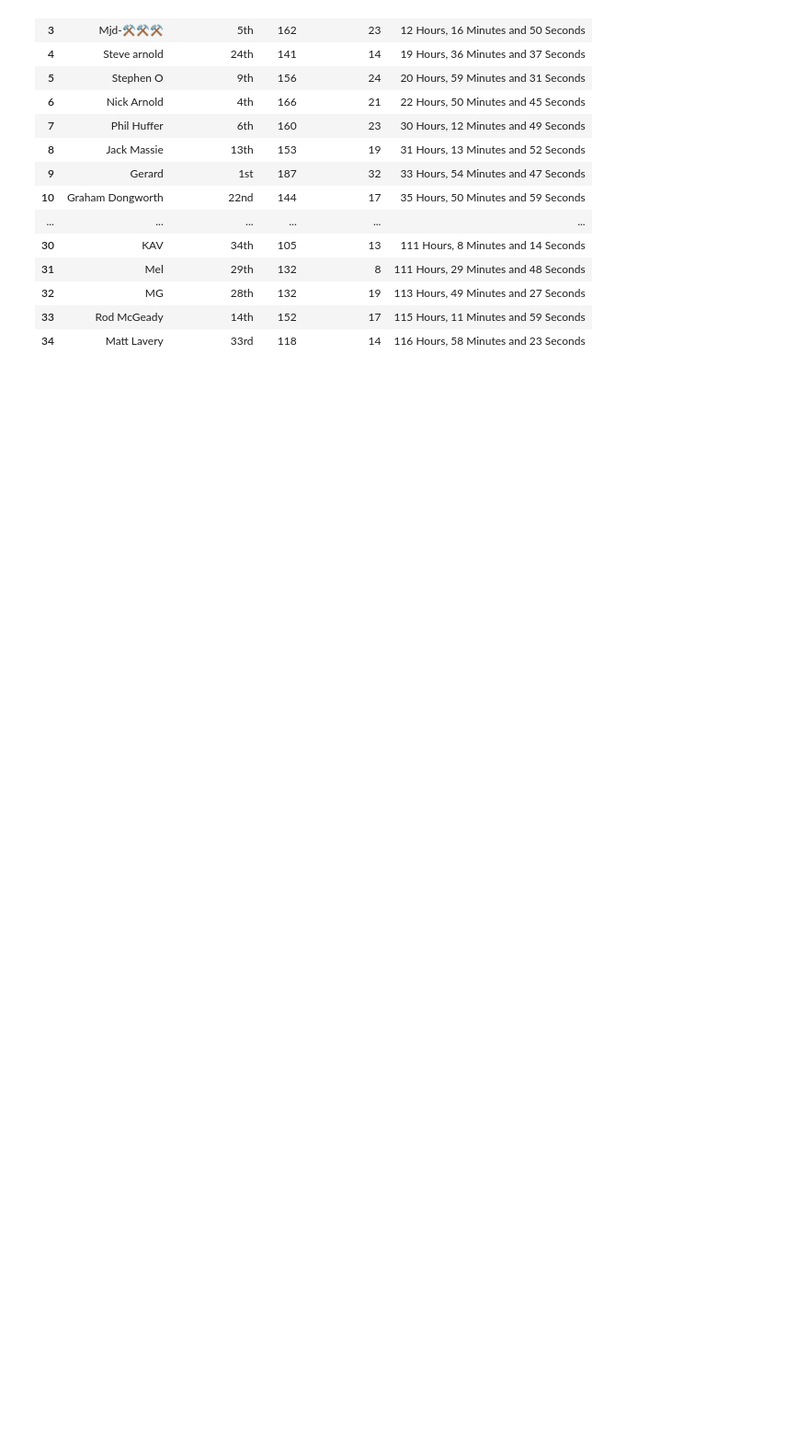
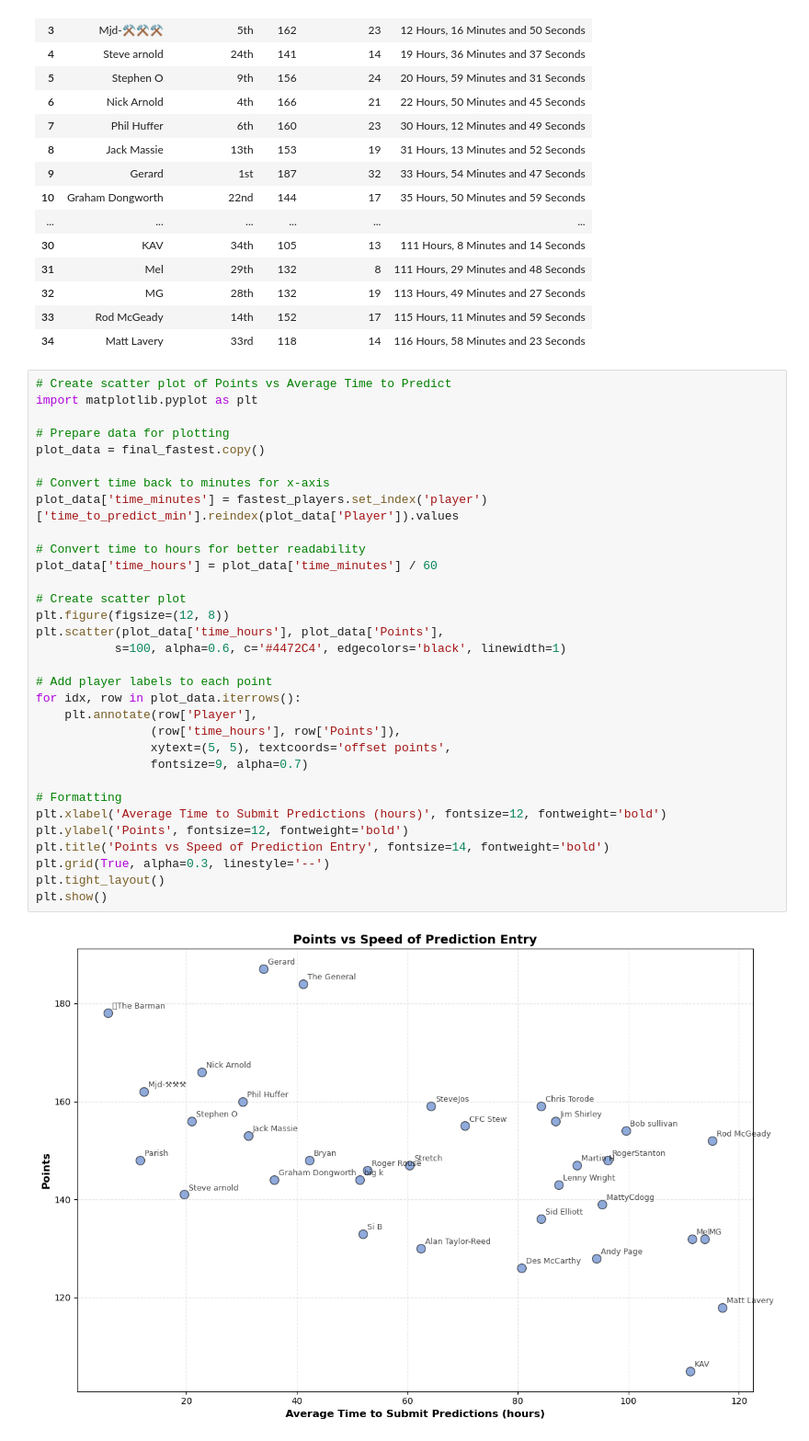
Before and after one commit to Gavin-Persad/predictions_data, a Jupyter notebook: Notebooks/speed_of_predictions.ipynb, the cells around one changed output. Shown at 92% size. Saved outputs shown, nothing was run; the diff lists cells and outputs as text; blank space fills up the shorter version.

Commit message:
speed of prediction notebook complete

```diff
--- a/Notebooks/speed_of_predictions.ipynb
+++ b/Notebooks/speed_of_predictions.ipynb
@@ -204,3 +204,37 @@ display(styled_with_stats)
 | 32 | MG | 28th | 132 | 19 | 113 Hours, 49 Minutes and 27 Seconds |
 | 33 | Rod McGeady | 14th | 152 | 17 | 115 Hours, 11 Minutes and 59 Seconds |
 | 34 | Matt Lavery | 33rd | 118 | 14 | 116 Hours, 58 Minutes and 23 Seconds |
+# %%
+# Create scatter plot of Points vs Average Time to Predict
+import matplotlib.pyplot as plt
+
+# Prepare data for plotting
+plot_data = final_fastest.copy()
+
+# Convert time back to minutes for x-axis
+plot_data['time_minutes'] = fastest_players.set_index('player')['time_to_predict_min'].reindex(plot_data['Player']).values
+
+# Convert time to hours for better readability
+plot_data['time_hours'] = plot_data['time_minutes'] / 60
+
+# Create scatter plot
+plt.figure(figsize=(12, 8))
+plt.scatter(plot_data['time_hours'], plot_data['Points'],
+           s=100, alpha=0.6, c='#4472C4', edgecolors='black', linewidth=1)
+
+# Add player labels to each point
+for idx, row in plot_data.iterrows():
+    plt.annotate(row['Player'],
+                (row['time_hours'], row['Points']),
+                xytext=(5, 5), textcoords='offset points',
+                fontsize=9, alpha=0.7)
+
+# Formatting
+plt.xlabel('Average Time to Submit Predictions (hours)', fontsize=12, fontweight='bold')
+plt.ylabel('Points', fontsize=12, fontweight='bold')
+plt.title('Points vs Speed of Prediction Entry', fontsize=14, fontweight='bold')
+plt.grid(True, alpha=0.3, linestyle='--')
+plt.tight_layout()
+plt.show()
+# %% [output]
+[figure, added]
```
Also changed, not shown: 1 other file.
